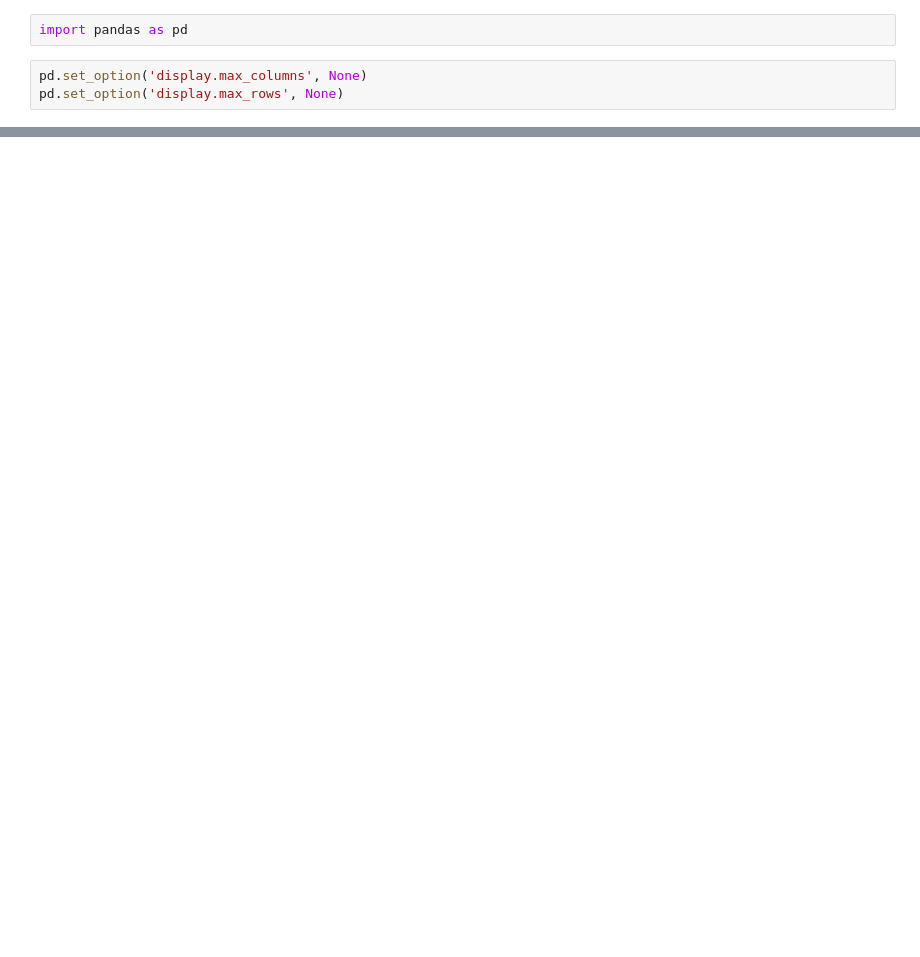
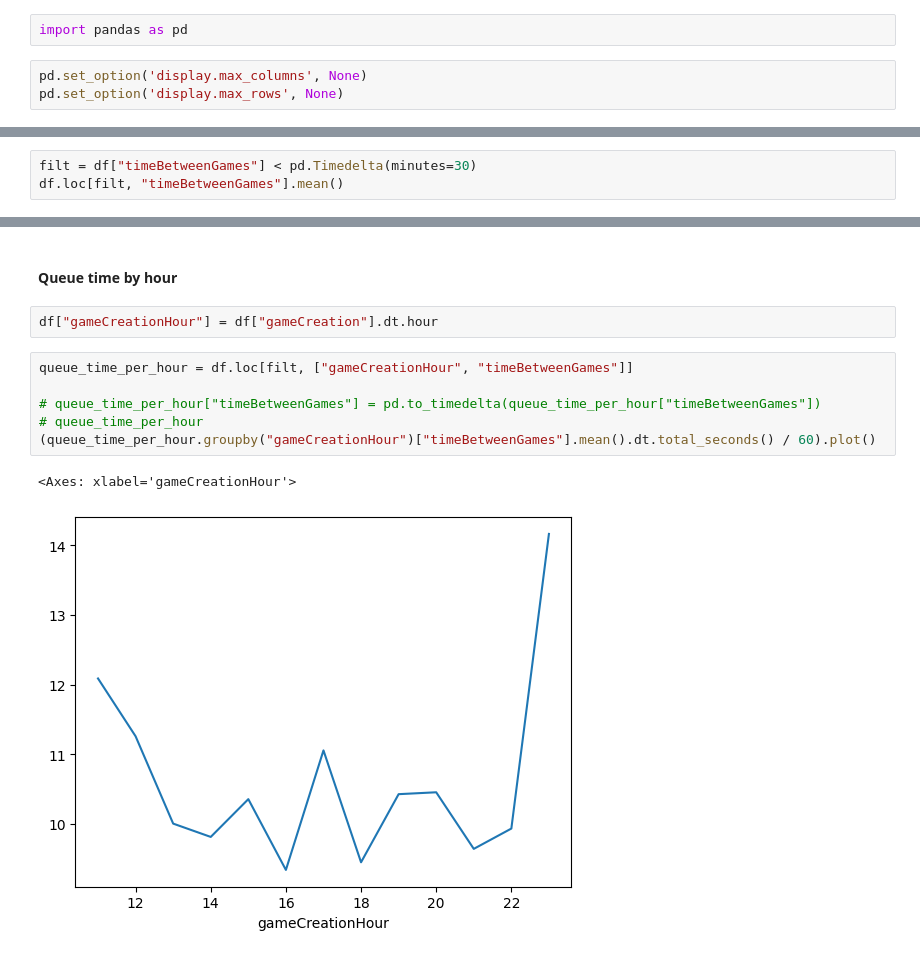
Before and after one commit to AaronBittel/LoLTracker, a Jupyter notebook: apps/backend/src/main/testing.ipynb, the cells around one changed output, grey strips where cells are left out. Drawn from its saved outputs; the diff is of its cells as text; blank space fills up the shorter version.

```diff
--- a/apps/backend/src/main/testing.ipynb
+++ b/apps/backend/src/main/testing.ipynb
@@ -29,0 +32,3 @@ df.tail()
+# %%
+filt = df["timeBetweenGames"] < pd.Timedelta(minutes=30)
+df.loc[filt, "timeBetweenGames"].mean()
@@ -29,0 +37,13 @@ df.tail()
+# %% [markdown]
+#### Queue time by hour
+# %%
+df["gameCreationHour"] = df["gameCreation"].dt.hour
+# %%
+queue_time_per_hour = df.loc[filt, ["gameCreationHour", "timeBetweenGames"]]
+
+# queue_time_per_hour["timeBetweenGames"] = pd.to_timedelta(queue_time_per_hour["timeBetweenGames"])
+# queue_time_per_hour
+(queue_time_per_hour.groupby("gameCreationHour")["timeBetweenGames"].mean().dt.total_seconds() / 60).plot()
+# %% [output]
+<Axes: xlabel='gameCreationHour'>
+[figure, added]
```
Also changed, not shown: parts of 7 cells of this notebook, 7 other files.
